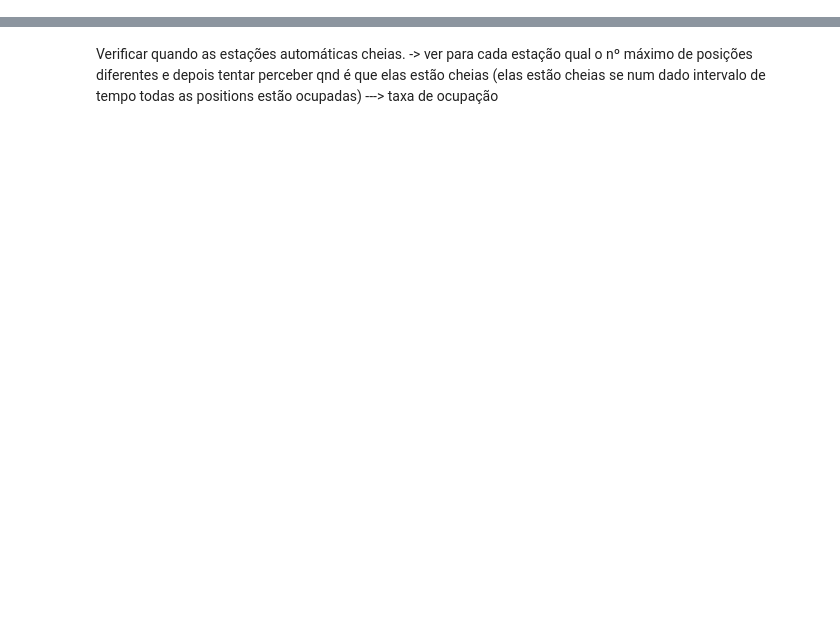
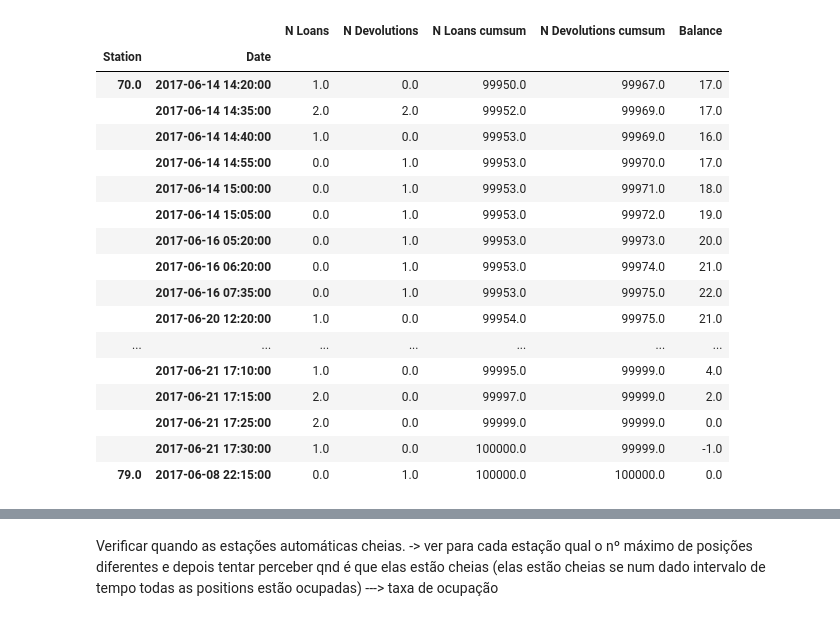
Before and after one commit to anafsa/ChildrenOfJupyter, a Jupyter notebook: Stage-3/EDA-Ana.ipynb, the cells around one changed output, grey strips where cells are left out. Cells and saved outputs as stored; diff of their text form; code cells hidden in the pictures; blank space fills up the shorter version.

```diff
--- a/Stage-3/EDA-Ana.ipynb
+++ b/Stage-3/EDA-Ana.ipynb
@@ -43,0 +82,43 @@ df.head(50)
+# %%
+# !!!!!!!!!!!!!!!!!!!!! returns !!!!!!!!!!!!!!!!!!!!!
+
+def get_loans_or_devolutions_per_station_per_5_minutes(_df, field_date, field_station, field_position):
+    df = _df.copy()
+    df = df[[field_date, field_station, field_position]]
+    df[field_position] = [1]*len(df.index)
+    df[field_date] = pd.to_datetime(df[field_date], format='%Y-%m-%d %H:%M:%S.%f')
+    df[field_date] = df[field_date].dt.strftime('%Y-%m-%d %H:%M')
+    df[field_date] = df[field_date].apply(pd.to_datetime).dt.round("5min")
+    df = df.rename(columns={field_date:'Date', field_station:'Station'})
+    df = df.groupby(['Station', 'Date']).count()
+
+    if(field_date=='Start loan'):
+        df = df.rename(columns={field_position:'N Loans'})
+    else:
+        df = df.rename(columns={field_position:'N Devolutions'})
+
+    return df
+
+def get_loans_and_devolutions_info(_df):
+    loans = get_loans_or_devolutions_per_station_per_5_minutes(_df, \
+                    'Start loan', 'ID start station', 'Position start')
+
+    devolutions = get_loans_or_devolutions_per_station_per_5_minutes(_df, \
+                    'End loan', 'ID end station', 'Position end')
+
+    df = pd.concat([loans, devolutions], axis=1)
+    df = df.fillna(0)
+
+    # FALTA FAZER POR ESTAÇÃO!!!!!!! ESTÁ GLOBAL
+    df['N Loans cumsum'] = df['N Loans'].cumsum() # perdem bicicletas
+    df['N Devolutions cumsum'] = df['N Devolutions'].cumsum() # ganham bicicletas
+
+    df['Balance'] = df['N Devolutions cumsum'] - df['N Loans cumsum'] # balanço total
+
+
+
+
+    return df
+
+loans_and_devolutions = get_loans_and_devolutions_info(df)
+loans_and_devolutions.head(5)
@@ -43,0 +163,21 @@ df.head(50)
+# %%
+loans_and_devolutions.tail(50)
+# %% [output]
+|  |  | N Loans | N Devolutions | N Loans cumsum | N Devolutions cumsum | Balance |
+| Station | Date |  |  |  |  |  |
+| 70.0 | 2017-06-14 14:20:00 | 1.0 | 0.0 | 99950.0 | 99967.0 | 17.0 |
+|  | 2017-06-14 14:35:00 | 2.0 | 2.0 | 99952.0 | 99969.0 | 17.0 |
+|  | 2017-06-14 14:40:00 | 1.0 | 0.0 | 99953.0 | 99969.0 | 16.0 |
+|  | 2017-06-14 14:55:00 | 0.0 | 1.0 | 99953.0 | 99970.0 | 17.0 |
+|  | 2017-06-14 15:00:00 | 0.0 | 1.0 | 99953.0 | 99971.0 | 18.0 |
+|  | 2017-06-14 15:05:00 | 0.0 | 1.0 | 99953.0 | 99972.0 | 19.0 |
+|  | 2017-06-16 05:20:00 | 0.0 | 1.0 | 99953.0 | 99973.0 | 20.0 |
+|  | 2017-06-16 06:20:00 | 0.0 | 1.0 | 99953.0 | 99974.0 | 21.0 |
+|  | 2017-06-16 07:35:00 | 0.0 | 1.0 | 99953.0 | 99975.0 | 22.0 |
+|  | 2017-06-20 12:20:00 | 1.0 | 0.0 | 99954.0 | 99975.0 | 21.0 |
+| ... | ... | ... | ... | ... | ... | ... |
+|  | 2017-06-21 17:10:00 | 1.0 | 0.0 | 99995.0 | 99999.0 | 4.0 |
+|  | 2017-06-21 17:15:00 | 2.0 | 0.0 | 99997.0 | 99999.0 | 2.0 |
+|  | 2017-06-21 17:25:00 | 2.0 | 0.0 | 99999.0 | 99999.0 | 0.0 |
+|  | 2017-06-21 17:30:00 | 1.0 | 0.0 | 100000.0 | 99999.0 | -1.0 |
+| 79.0 | 2017-06-08 22:15:00 | 0.0 | 1.0 | 100000.0 | 100000.0 | 0.0 |
```
Also changed, not shown: parts of 36 cells of this notebook.
